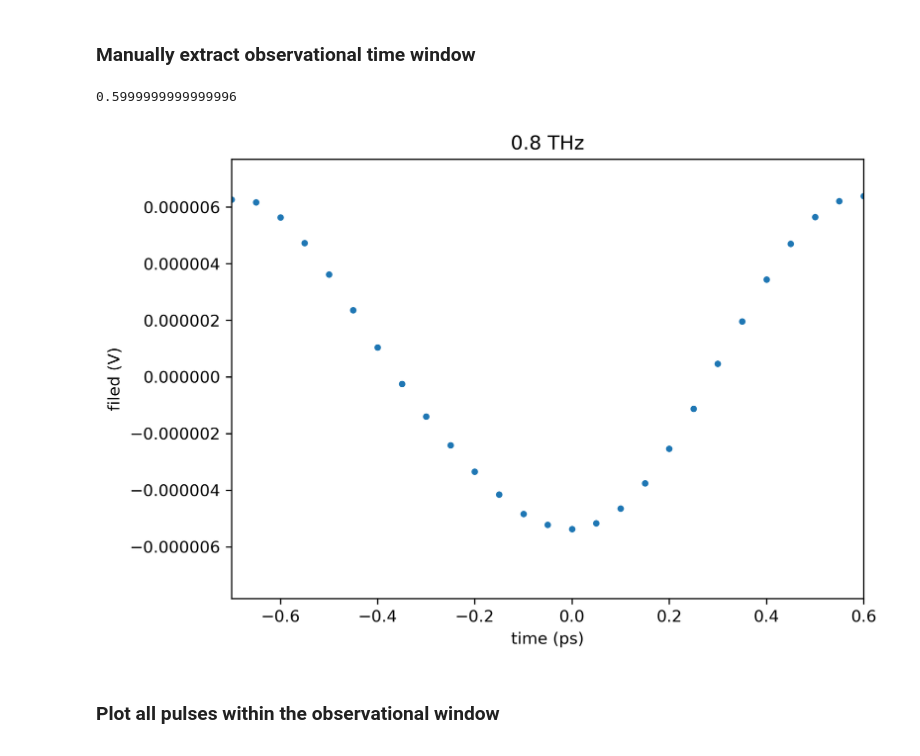
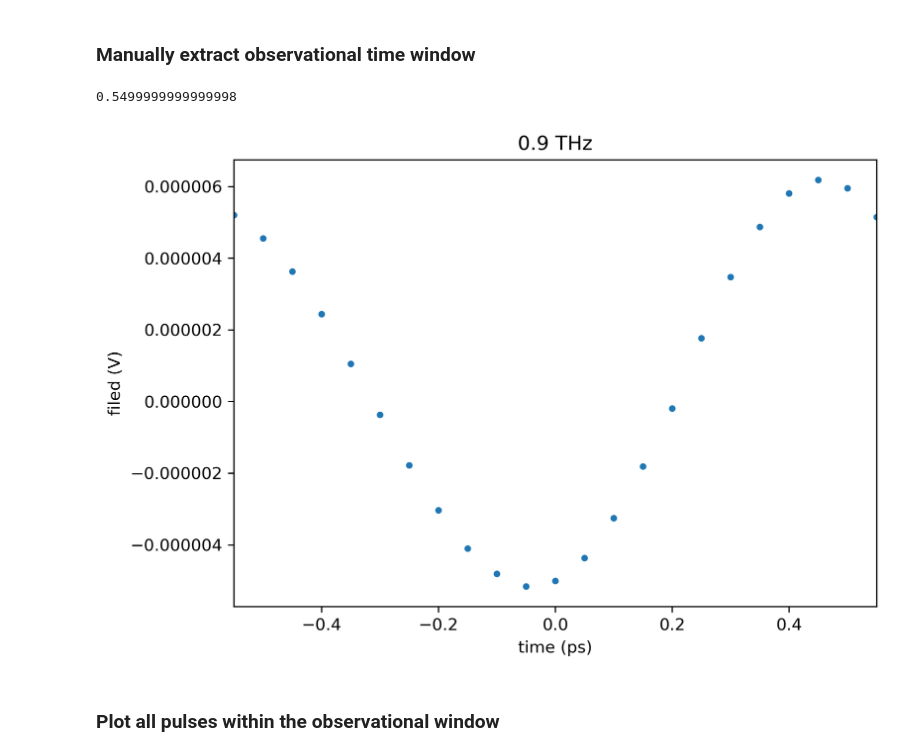
Before and after one commit to dibondar/superoscilations, a Jupyter notebook: superoscillations from experimental data/get superoscillations from 01-07-2022.ipynb, the cells around one changed output. Cells and saved outputs as stored; diff of their text form; code cells hidden in the pictures.

```diff
--- a/superoscillations from experimental data/get superoscillations from 01-07-2022.ipynb
+++ b/superoscillations from experimental data/get superoscillations from 01-07-2022.ipynb
@@ -33,7 +33,7 @@ Pulse = namedtuple('Pulse', ['time', 'field', 'interp_field', 'peaks_time', 'hal
 # save index where the field reseaches its maximum
 peak_position = {}
 
-for freq in range(5, 9):
+for freq in range(5, 10):
     data = np.loadtxt(
         'experimental data 01-07-2022/PPLN_f0{}_400uJ_xavg.txt'.format(freq)
     )
@@ -92,28 +97,28 @@ for freq, data in pulses.items():
 # %%
 plt.figure(figsize=(7, 5), dpi=300)
 
 time = pulses[largest_freq].time
 field = pulses[largest_freq].field
 half_period = pulses[largest_freq].half_period
 
 print(half_period)
 
 plt.plot(time, field, '.')
 
 #indx = peak_position[largest_freq]
 indx = 200
 
-#observational_window = -half_period, half_period
-observational_window = time[indx - 14], time[indx + 12]
+observational_window = -half_period, half_period
+#observational_window = time[indx - 14], time[indx + 12]
 
 plt.xlim(observational_window)
 plt.xlabel('time (ps)')
 plt.ylabel('filed (V)')
 plt.title(largest_freq)
 plt.show()
 # %% [output]
-0.5999999999999996
+0.5499999999999998
-[figure, old version]
+[figure, new version]
 # %% [markdown]
 ### Plot all pulses within the observational window
 # %%
```
Also changed, not shown: parts of 15 cells of this notebook, 10 other files.
